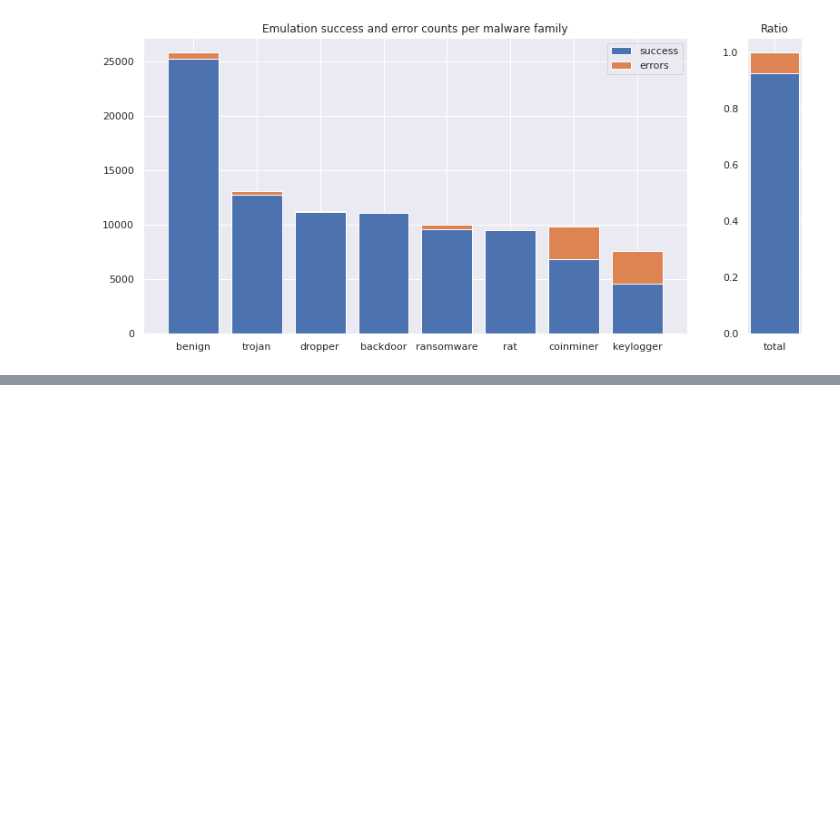
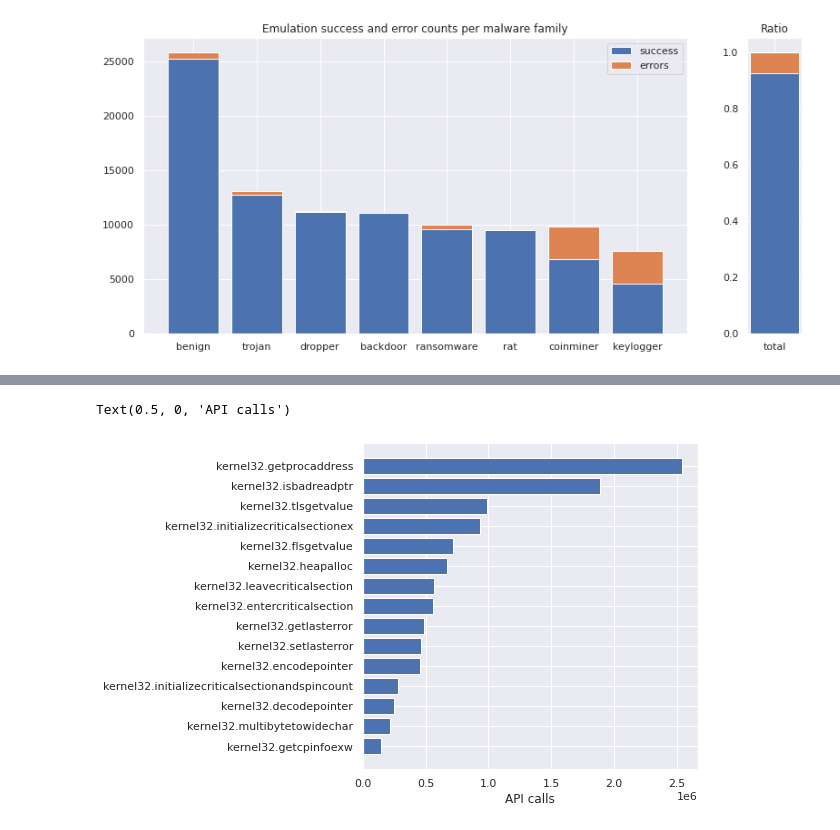
Before and after one commit to dtrizna/quo.vadis, a Jupyter notebook: data/emulation.dataset/analysis/eda.ipynb, the cells around one changed output, grey strips where cells are left out. Saved outputs shown, nothing was run; the diff lists cells and outputs as text; code cells hidden in the pictures; blank space fills up the shorter version.

```diff
--- a/data/emulation.dataset/analysis/eda.ipynb
+++ b/data/emulation.dataset/analysis/eda.ipynb
@@ -50,0 +223,7 @@ _ = ax[1].set_title("Ratio", fontsize=12)
+# %%
+plt.figure(figsize=(6,6))
+plt.barh(y = [x[0] for x in apicounts.most_common(15)][::-1], width=[x[1] for x in apicounts.most_common(15)][::-1])
+plt.xlabel("API calls")
+# %% [output]
+Text(0.5, 0, 'API calls')
+[figure, added]
```
Also changed, not shown: parts of 17 cells of this notebook, 2 other files.
